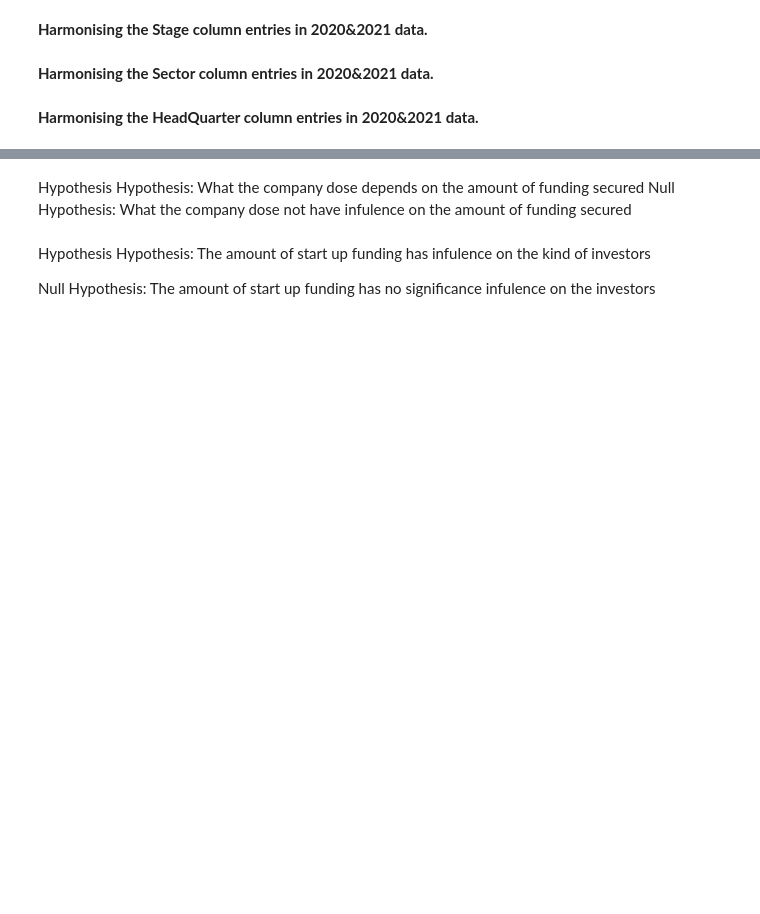
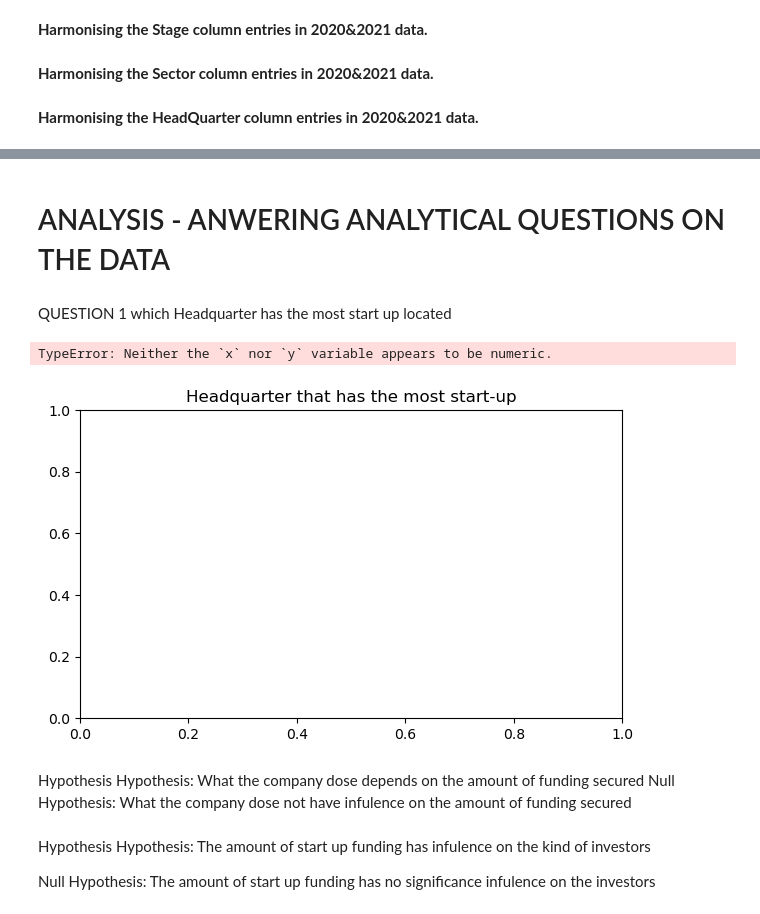
Before and after one commit to obiuzoma/LP1-project, a Jupyter notebook: lp1.ipynb, the cells around one changed output, grey strips where cells are left out. Drawn from its saved outputs; the diff is of its cells as text; code cells hidden in the pictures; blank space fills up the shorter version.

```diff
--- a/lp1.ipynb
+++ b/lp1.ipynb
@@ -530,0 +499,40 @@ Name: Sector, Length: 2264, dtype: object>
+# %%
+
+india_startup_df['Amount']= pd.to_numeric(india_startup_df['Amount'], errors='coerce')
+# %%
+india_startup_df['Amount'].fillna(0, inplace=True)
+# %%
+india_startup_df.replace(to_replace=['Fintech'], value='FinTech', inplace=True)
+india_startup_df.replace(to_replace=['EdTech Startup','Edtech','EdtTech'], value='EdTech', inplace=True)
+india_startup_df.replace(to_replace=['Insurance', 'Credit, Financial Services, Lending, Marketplace','Banking','Credit','Credit, Financial Services, Lending, Marketplace','Consumer Lending','Accounting','Finance company','Finance','Capital Markets','Venture Capital & Private Equity','Venture capital',], value='Financial Services', inplace=True)
+india_startup_df.replace(to_replace=['E-Commerce','Ecommerce','Social e-commerce','E-marketplace'], value='E-commerce', inplace=True)
+india_startup_df.replace(to_replace=['Automotive & Rentals','Automobiles'], value='Automotive', inplace=True)
+india_startup_df.replace(to_replace=['Agritech','B2B Agritech'], value='AgriTech', inplace=True)
+india_startup_df.replace(to_replace=['Food and Beverage','Beverages','Beverage'], value='Food & Beverages', inplace=True)
+india_startup_df.replace(to_replace=['Logistics & Supply Chain'], value='Logistics', inplace=True)
+india_startup_df.replace(to_replace=['Information Technology & Services','Tech','Internet','IT'], value='Information Technology', inplace=True)
+india_startup_df.replace(to_replace=['Gaming startup','Computer Games'], value='Gaming', inplace=True)
+india_startup_df.replace(to_replace=['HealthCare','Health Care','Health,Wellness & Fitness','Fitness','Hospital & Health Care','Health','Fitness startup','Health Care','Yoga & wellness','Health & Wellness','Helath care','Healthcare','Health Diagnostics','Heathcare'], value='Healthcare', inplace=True)
+india_startup_df.replace(to_replace=['HealthTech'], value='Healthtech', inplace=True)
+india_startup_df.replace(to_replace=['SaaS startup','SaaS platform'], value='SaaS', inplace=True)
+india_startup_df.replace(to_replace=['FMCG'], value='Consumer Goods', inplace=True)
+# %%
+
+india_startup_df.replace(to_replace=['Online Media'], value='Media', inplace=True)
+india_startup_df.replace(to_replace=['Retail startup','Consumer'], value='Retail', inplace=True)
+india_startup_df.replace(to_replace=['Apps','Tech Company','Technology','Information Services','Tech startup'], value='Tech Startup', inplace=True)
+india_startup_df.replace(to_replace=['AI','Artificial Intelligence','AI Company','AI startup'], value='AI Startup', inplace=True)
+india_startup_df.replace(to_replace=['Computer softwre','Software','Computer','Software Startup','Software Startup'], value='Computer Software', inplace=True)
+india_startup_df.replace(to_replace=['Apparel & Fashion','Fashion startup'], value='Fashion', inplace=True)
+india_startup_df.replace(to_replace=['B2B Service','B2B marketplace','B2B Ecommerce','B2B E-commerce','B2B startup','B2B service'], value='B2B', inplace=True)
+india_startup_df.replace(to_replace=['Food','Foodtech','Food tech'], value='FoodTech', inplace=True)
+india_startup_df.replace(to_replace=['Internet of Things'], value='IoT', inplace=True)
+india_startup_df.replace(to_replace=['Farming','Agriculture, Farming'], value='Agriculture', inplace=True)
+india_startup_df.replace(to_replace=['Deeptech'], value='DeepTech', inplace=True)
+india_startup_df.replace(to_replace=['Insuretech','Insurance technology'], value='InsureTech', inplace=True)
+india_startup_df.replace(to_replace=['Food Delivery','Delivery Service'], value='Delivery', inplace=True)
+india_startup_df.replace(to_replace=['Marketing & Advertising','Brand Marketing','Market Research','Marketing startup'], value='Marketing', inplace=True)
+india_startup_df.replace(to_replace=['Biotechnology'], value='BioTechnology', inplace=True)
+india_startup_df.replace(to_replace=['Cleantech'], value='CleanTech', inplace=True)
+india_startup_df.replace(to_replace=['Crypto'], value='Cryptocurrency', inplace=True)
+india_startup_df.replace(to_replace=['Interior design'], value='Interior Design', inplace=True)
@@ -530,0 +554,14 @@ Name: Sector, Length: 2264, dtype: object>
+# %% [markdown]
+# ANALYSIS - ANWERING ANALYTICAL QUESTIONS ON THE DATA
+# %% [markdown]
+
+QUESTION 1
+ which Headquarter has the most start up located
+# %%
+plt.figure(figsize=(7, 4))
+plt.title('Headquarter that has the most start-up')
+sns.barplot(x='Sector', y='HeadQuarter', data=india_startup_df)
+plt.show()
+# %% [output]
+TypeError: Neither the `x` nor `y` variable appears to be numeric.
+[figure, added]
```
Also changed, not shown: parts of 109 cells of this notebook.
